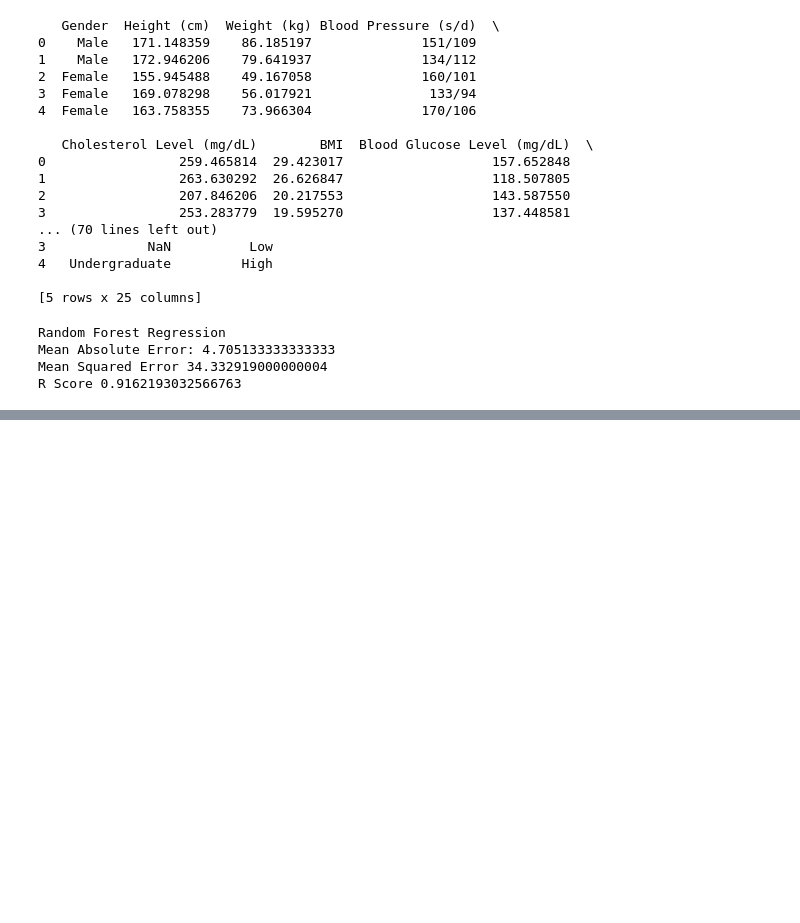
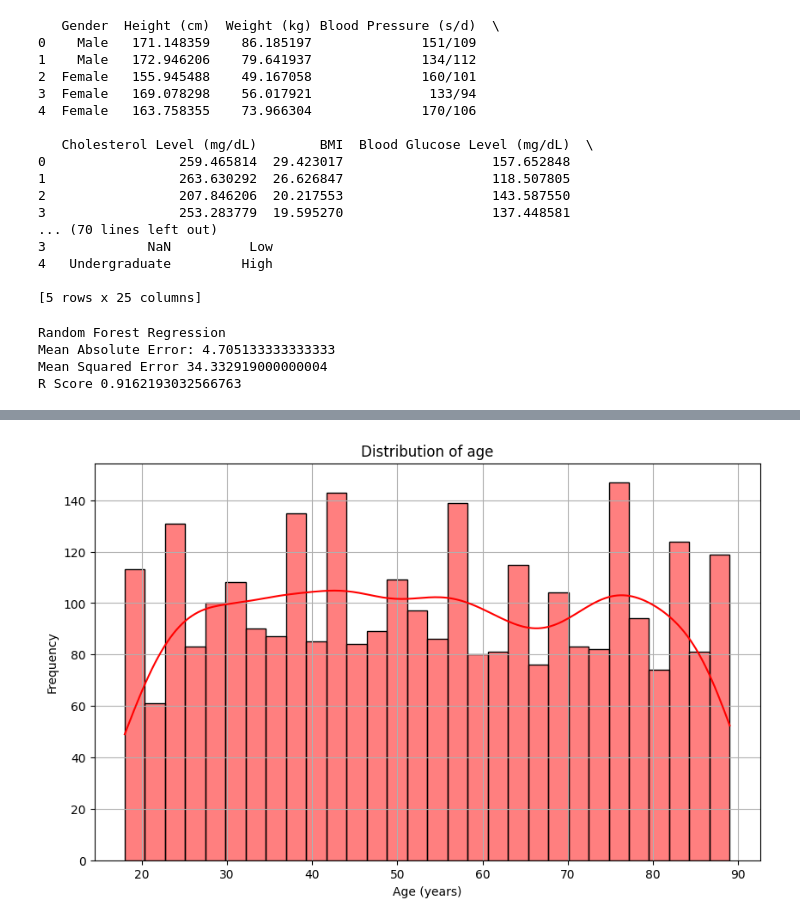
Before and after one commit to bhagat-shivam/age_prediction_ML, a Jupyter notebook: age_predction.ipynb, the cells around one changed output, grey strips where cells are left out. Drawn from its saved outputs; the diff is of its cells as text; code cells hidden in the pictures; blank space fills up the shorter version.

```diff
--- a/age_predction.ipynb
+++ b/age_predction.ipynb
@@ -114,0 +126,17 @@ submission_rf.to_csv('submission_rf.csv', index = False)  #making file name subm
+# %%
+import plotly.io as pio
+pio.renderers.default = 'vscode'
+
+plt.figure(figsize=(10,6))
+sns.histplot(train_df['Age (years)'], bins=30, kde=True, color='red')
+plt.title('Distribution of age')
+plt.xlabel('Age (years)')
+plt.ylabel('Frequency')
+plt.grid(True)
+plt.show()
+
+fig = px.histogram(train_df, x = 'Age (years)', nbins=30, title='Distribution of Age', color_discrete_sequence=['brown'])
+fig.update_layout(xaxis_title = 'Age (years)', yaxis_title = 'Frequency')
+fig.show()
+# %% [output]
+[figure, added]
```
Also changed, not shown: parts of 5 cells of this notebook, 1 other file.
